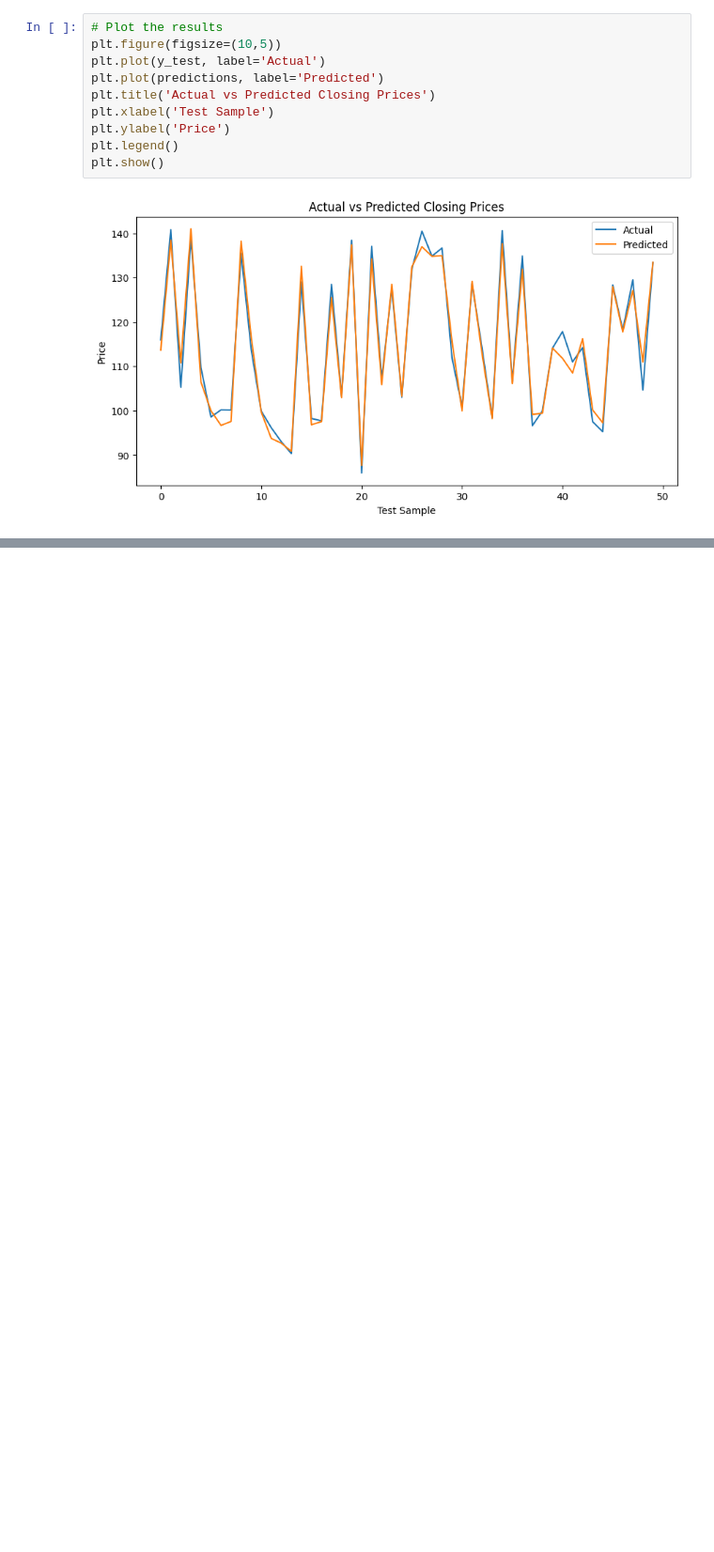
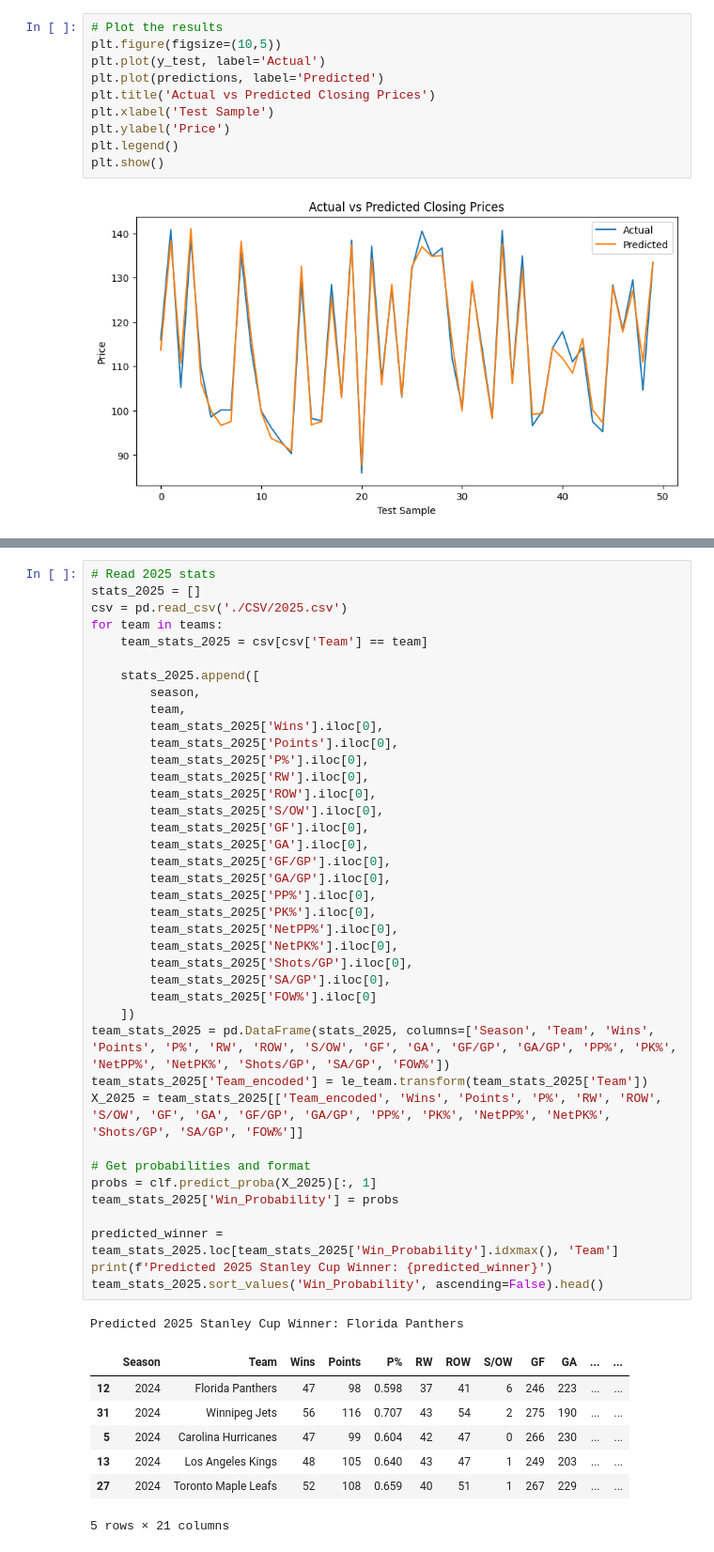
Before and after one commit to bsafig/basic-ml-demo, a Jupyter notebook: demo-notebook.ipynb, the cells around one changed output, grey strips where cells are left out. Shown: that part at 94% size. Cells and saved outputs as stored; diff of their text form; blank space fills up the shorter version.

Commit message:
Add stanley cup predictions with a few example csv, need to add more and redo 2024

```diff
--- a/demo-notebook.ipynb
+++ b/demo-notebook.ipynb
@@ -77,0 +162,48 @@ plt.show()
+# %%
+# Read 2025 stats
+stats_2025 = []
+csv = pd.read_csv('./CSV/2025.csv')
+for team in teams:
+    team_stats_2025 = csv[csv['Team'] == team]
+
+    stats_2025.append([
+        season,
+        team,
+        team_stats_2025['Wins'].iloc[0],
+        team_stats_2025['Points'].iloc[0],
+        team_stats_2025['P%'].iloc[0],
+        team_stats_2025['RW'].iloc[0],
+        team_stats_2025['ROW'].iloc[0],
+        team_stats_2025['S/OW'].iloc[0],
+        team_stats_2025['GF'].iloc[0],
+        team_stats_2025['GA'].iloc[0],
+        team_stats_2025['GF/GP'].iloc[0],
+        team_stats_2025['GA/GP'].iloc[0],
+        team_stats_2025['PP%'].iloc[0],
+        team_stats_2025['PK%'].iloc[0],
+        team_stats_2025['NetPP%'].iloc[0],
+        team_stats_2025['NetPK%'].iloc[0],
+        team_stats_2025['Shots/GP'].iloc[0],
+        team_stats_2025['SA/GP'].iloc[0],
+        team_stats_2025['FOW%'].iloc[0]
+    ])
+team_stats_2025 = pd.DataFrame(stats_2025, columns=['Season', 'Team', 'Wins', 'Points', 'P%', 'RW', 'ROW', 'S/OW', 'GF', 'GA', 'GF/GP', 'GA/GP', 'PP%', 'PK%', 'NetPP%', 'NetPK%', 'Shots/GP', 'SA/GP', 'FOW%'])
+team_stats_2025['Team_encoded'] = le_team.transform(team_stats_2025['Team'])
+X_2025 = team_stats_2025[['Team_encoded', 'Wins', 'Points', 'P%', 'RW', 'ROW', 'S/OW', 'GF', 'GA', 'GF/GP', 'GA/GP', 'PP%', 'PK%', 'NetPP%', 'NetPK%', 'Shots/GP', 'SA/GP', 'FOW%']]
+
+# Get probabilities and format
+probs = clf.predict_proba(X_2025)[:, 1]
+team_stats_2025['Win_Probability'] = probs
+
+predicted_winner = team_stats_2025.loc[team_stats_2025['Win_Probability'].idxmax(), 'Team']
+print(f'Predicted 2025 Stanley Cup Winner: {predicted_winner}')
+team_stats_2025.sort_values('Win_Probability', ascending=False).head()
+# %% [output]
+Predicted 2025 Stanley Cup Winner: Florida Panthers
+|  | Season | Team | Wins | Points | P% | RW | ROW | S/OW | GF | GA | ... | ... |
+| 12 | 2024 | Florida Panthers | 47 | 98 | 0.598 | 37 | 41 | 6 | 246 | 223 | ... | ... |
+| 31 | 2024 | Winnipeg Jets | 56 | 116 | 0.707 | 43 | 54 | 2 | 275 | 190 | ... | ... |
+| 5 | 2024 | Carolina Hurricanes | 47 | 99 | 0.604 | 42 | 47 | 0 | 266 | 230 | ... | ... |
+| 13 | 2024 | Los Angeles Kings | 48 | 105 | 0.640 | 43 | 47 | 1 | 249 | 203 | ... | ... |
+| 27 | 2024 | Toronto Maple Leafs | 52 | 108 | 0.659 | 40 | 51 | 1 | 267 | 229 | ... | ... |
+5 rows × 21 columns
```
Also changed, not shown: parts of 4 cells of this notebook, 8 other files.
